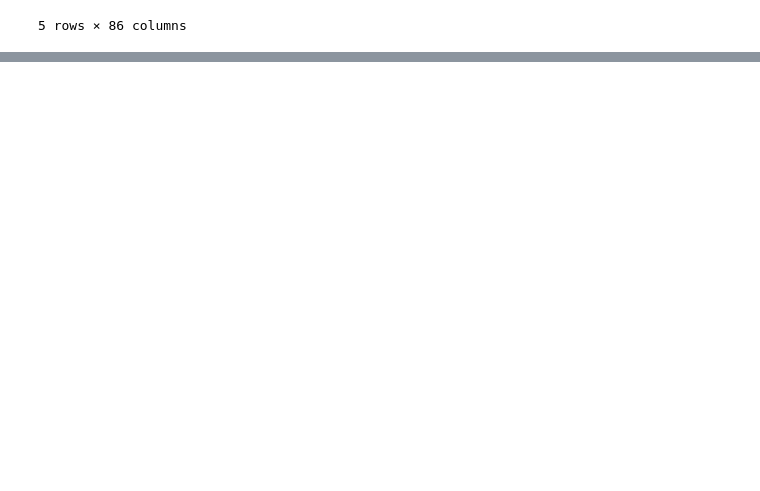
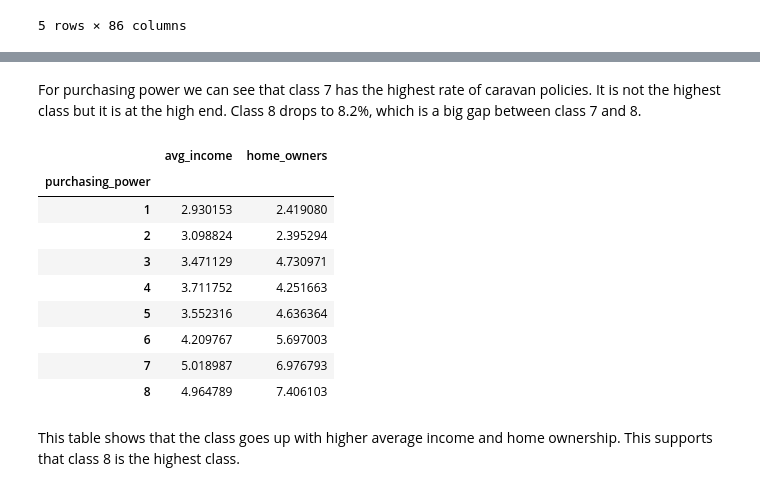
Before and after one commit to masterofscienceinai/ai-programming-foundations-project, a Jupyter notebook: data_workflow.ipynb, the cells around one changed output, grey strips where cells are left out. Saved outputs shown, nothing was run; the diff lists cells and outputs as text; code cells hidden in the pictures; blank space fills up the shorter version.

```diff
--- a/data_workflow.ipynb
+++ b/data_workflow.ipynb
@@ -203,0 +293,18 @@ dtype: int64
+# %% [markdown]
+For purchasing power we can see that class 7 has the highest rate of caravan policies. It is not the highest class but it is at the high end. Class 8 drops to 8.2%, which is a big gap between class 7 and 8.
+# %%
+# Check what purchasing power means by comparing it to income and home ownership
+df_clean.groupby("purchasing_power")[["avg_income", "home_owners"]].mean()
+# %% [output]
+|  | avg_income | home_owners |
+| purchasing_power |  |  |
+| 1 | 2.930153 | 2.419080 |
+| 2 | 3.098824 | 2.395294 |
+| 3 | 3.471129 | 4.730971 |
+| 4 | 3.711752 | 4.251663 |
+| 5 | 3.552316 | 4.636364 |
+| 6 | 4.209767 | 5.697003 |
+| 7 | 5.018987 | 6.976793 |
+| 8 | 4.964789 | 7.406103 |
+# %% [markdown]
+This table shows that the class goes up with higher average income and home ownership. This supports that  class 8 is the highest class.
```
Also changed, not shown: parts of 9 cells of this notebook.
